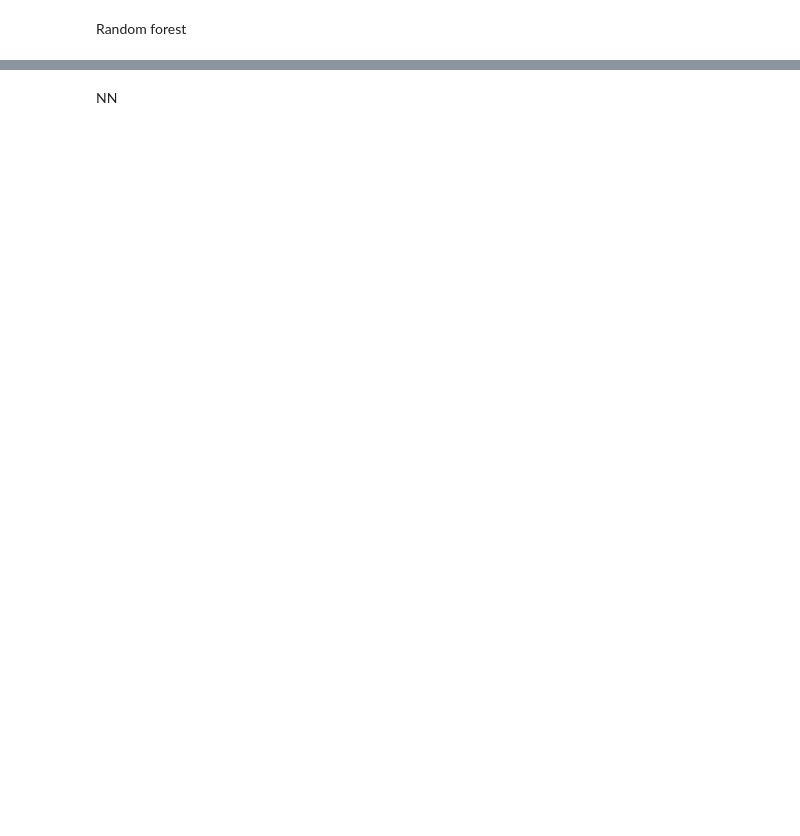
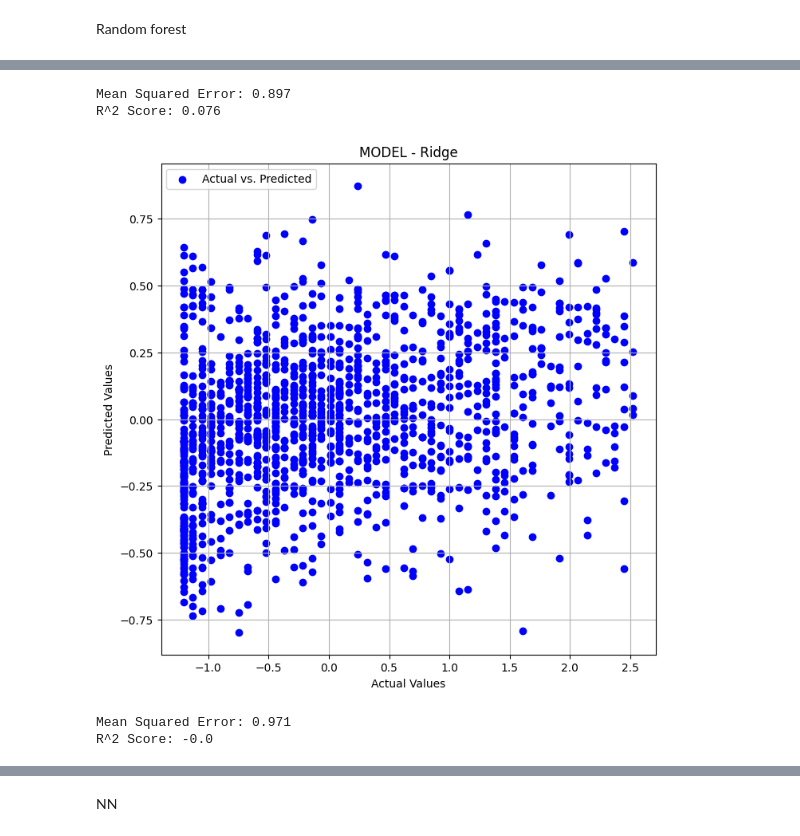
Before and after one commit to suzejka/shelter, a Jupyter notebook: magisterka.ipynb, the cells around one changed output, grey strips where cells are left out. Saved outputs shown, nothing was run; the diff lists cells and outputs as text; code cells hidden in the pictures; blank space fills up the shorter version.

```diff
--- a/magisterka.ipynb
+++ b/magisterka.ipynb
@@ -868,29 +884,37 @@ Random forest
 # %%
-# from sklearn.linear_model import Ridge, Lasso, BayesianRidge
+from sklearn.linear_model import Ridge, Lasso, BayesianRidge
 
-# model_Ridge = Ridge()
-# model_Ridge.fit(X_train, y_train)
-# y_pred_Ridge = model_Ridge.predict(X_test)
-# mse_Ridge = mean_squared_error(y_test, y_pred_Ridge)
-# r2_Ridge = r2_score(y_test, y_pred_Ridge)
+model_Ridge = Ridge()
+model_Ridge.fit(X_train, y_train)
+y_pred_Ridge = model_Ridge.predict(X_test)
+mse_Ridge = mean_squared_error(y_test, y_pred_Ridge)
+r2_Ridge = r2_score(y_test, y_pred_Ridge)
 
-# rounded_mse_Ridge = str(round(mse_Ridge, 3))
-# rounded_r2_Ridge = str(round(r2_Ridge, 3))
+rounded_mse_Ridge = str(round(mse_Ridge, 3))
+rounded_r2_Ridge = str(round(r2_Ridge, 3))
 
-# print("Mean Squared Error:", rounded_mse_Ridge)
-# print("R^2 Score:", rounded_r2_Ridge)
+print("Mean Squared Error:", rounded_mse_Ridge)
+print("R^2 Score:", rounded_r2_Ridge)
+# %% [output]
+Mean Squared Error: 0.897
+R^2 Score: 0.076
 # %%
-# graph_for_model(y_test, y_pred_Ridge, "Ridge")
+graph_for_model(y_test, y_pred_Ridge, "Ridge")
+# %% [output]
+[figure, added]
 # %%
-# model_Lasso = Lasso()
-# model_Lasso.fit(X_train, y_train)
-# y_pred_Lasso = model_Lasso.predict(X_test)
-# mse_Lasso = mean_squared_error(y_test, y_pred_Lasso)
-# r2_Lasso = r2_score(y_test, y_pred_Lasso)
+model_Lasso = Lasso()
+model_Lasso.fit(X_train, y_train)
+y_pred_Lasso = model_Lasso.predict(X_test)
+mse_Lasso = mean_squared_error(y_test, y_pred_Lasso)
+r2_Lasso = r2_score(y_test, y_pred_Lasso)
 
-# rounded_mse_Lasso = str(round(mse_Lasso, 3))
-# rounded_r2_Lasso = str(round(r2_Lasso, 3))
+rounded_mse_Lasso = str(round(mse_Lasso, 3))
+rounded_r2_Lasso = str(round(r2_Lasso, 3))
 
-# print("Mean Squared Error:", rounded_mse_Lasso)
-# print("R^2 Score:", rounded_r2_Lasso)
+print("Mean Squared Error:", rounded_mse_Lasso)
+print("R^2 Score:", rounded_r2_Lasso)
+# %% [output]
+Mean Squared Error: 0.971
+R^2 Score: -0.0
 # %%
```
Also changed, not shown: parts of 25 cells of this notebook, 4 other files.
